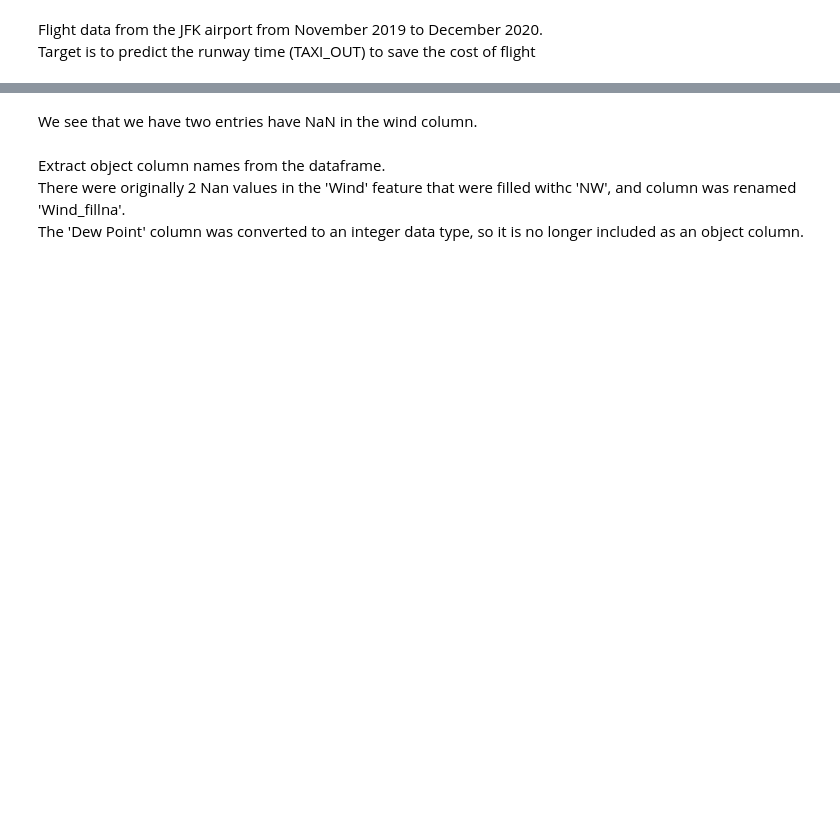
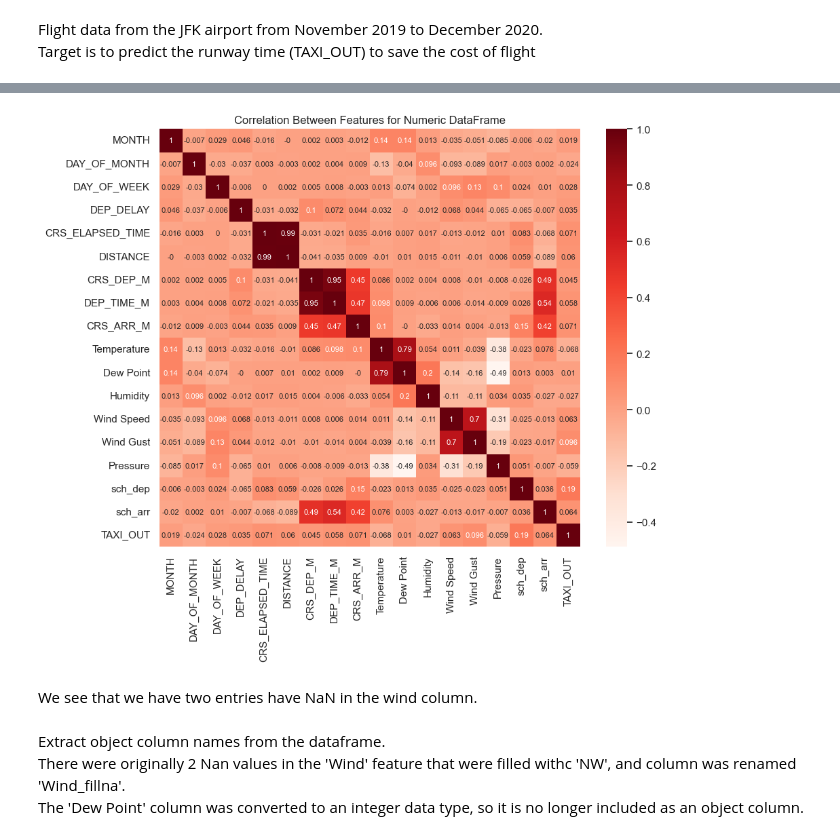
Before and after one commit to inpyoianlee/STA510Project, a Jupyter notebook: ProjectRoughDraft.ipynb, the cells around one changed output, grey strips where cells are left out. Cells and saved outputs as stored; diff of their text form; code cells hidden in the pictures; blank space fills up the shorter version.

```diff
--- a/ProjectRoughDraft.ipynb
+++ b/ProjectRoughDraft.ipynb
@@ -100,3 +43,15 @@ sns.boxplot(df.groupby('TAIL_NUM').TAXI_OUT.mean())
+# %%
+categorical_features = list(df.select_dtypes('object').columns)
+numerical_features = list(df.select_dtypes(exclude = ['object']).columns)
+# %%
+#df
+plt.figure(figsize = (10,8))
+feature_dfcorrelation = df[numerical_features].corr().round(3)
+heatmap = sns.heatmap(feature_dfcorrelation, annot = True, cmap = plt.cm.Reds, annot_kws = {'size':8})
+heatmap.set_title('Correlation Between Features for Numeric DataFrame')
+plt.show()
+# %% [output]
+[figure, added]
 # %% [markdown]
 We see that we have two entries have NaN in the wind column.
 # %% [markdown]
```
Also changed, not shown: parts of 50 cells of this notebook, 7 other files.
